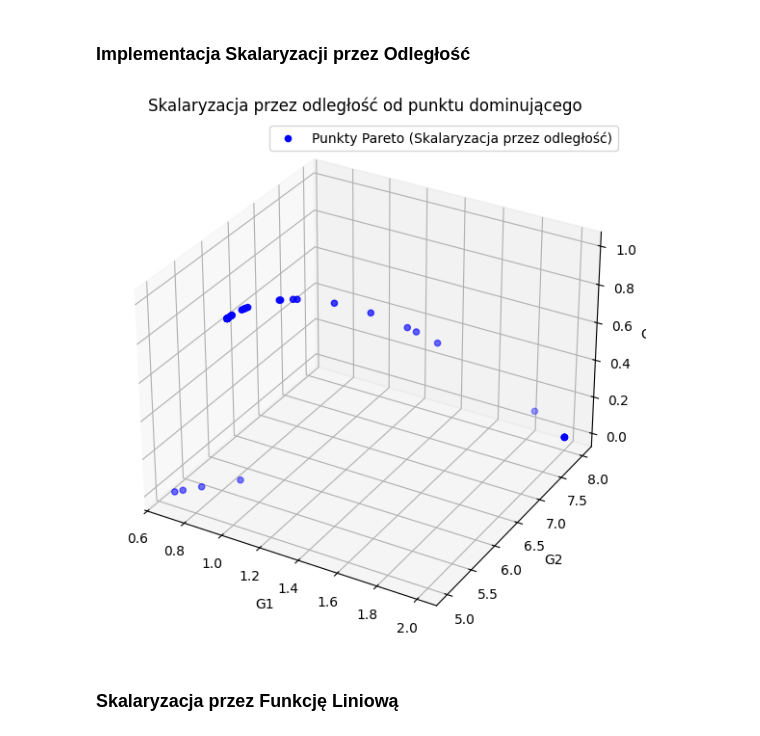
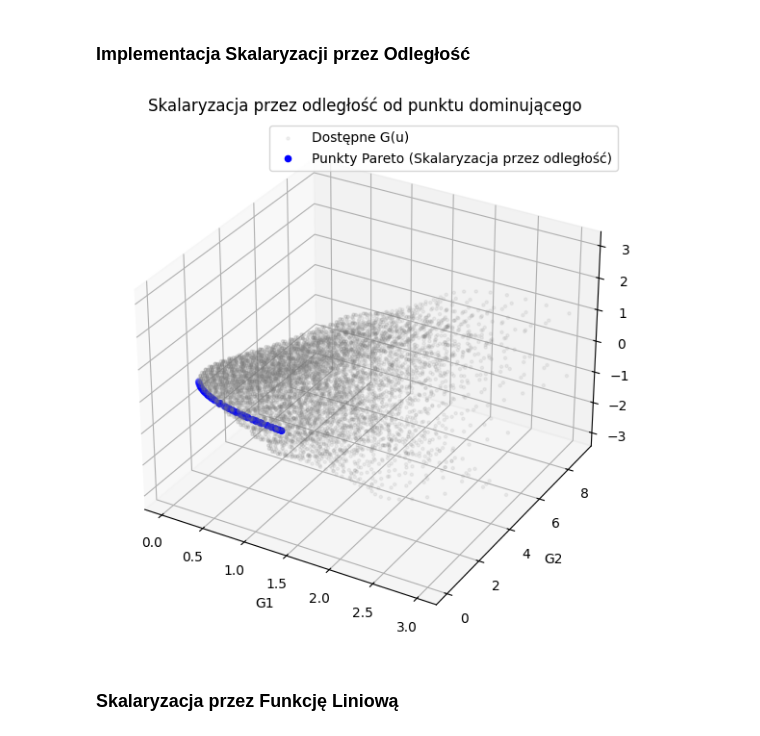
Before and after one commit to Julnowak/Optymalizacja-wielokryterialna, a Jupyter notebook: lab3/skalaryzacja.ipynb, the cells around one changed output. Drawn from its saved outputs; the diff is of its cells as text; code cells hidden in the pictures.

```diff
--- a/lab3/skalaryzacja.ipynb
+++ b/lab3/skalaryzacja.ipynb
@@ -181,7 +181,7 @@ def scalarization_distance(u0, x_dominating, lambd):
     return u_opt
 
 # Generowanie rozwiązań
-dominating_point = np.array([5.0, 5.0])  # Punkt dominujący
+dominating_point = np.array([0, 0])  # Punkt dominujący
 lambda_values = np.linspace(0.05, 0.95, 30)
 solutions = []
 
@@ -418,7 +418,7 @@ def scalarization_distance_n(u0, x_dominating, lambd):
     return u_opt
 
 # Punkt dominujący
-dominating_point = np.array([5.0, 5.0, 5.0])
+dominating_point = np.array([0, 0, 0])
 
 # Generowanie kombinacji lambda
 lambda_values = np.linspace(0.1, 0.9, 10)
@@ -438,22 +438,22 @@ G_pareto = np.array([sol[1] for sol in solutions])
 # %%
 # Wizualizacja 3D
 fig = plt.figure(figsize=(10, 7))
 ax = fig.add_subplot(111, projection='3d')
 
 # Wszystkie dostępne wartości G(u)
-# ax.scatter(G_all[:, 0], G_all[:, 1], G_all[:, 2], s=5, color='gray', alpha=0.5, label='Dostępne G(u)')
+ax.scatter(G_all[:, 0], G_all[:, 1], G_all[:, 2], s=5, color='gray', alpha=0.1, label='Dostępne G(u)')
 
 # Punkty Pareto
 ax.scatter(G_pareto[:, 0], G_pareto[:, 1], G_pareto[:, 2], color='blue', label='Punkty Pareto (Skalaryzacja przez odległość)')
 
 ax.set_xlabel('G1')
 ax.set_ylabel('G2')
 ax.set_zlabel('G3')
 ax.set_title('Skalaryzacja przez odległość od punktu dominującego')
 ax.legend()
 plt.show()
 # %% [output]
-[figure, old version]
+[figure, new version]
 # %%
 def objectives(u):
     x, y = u
```
Also changed, not shown: parts of 1 cell of this notebook.
